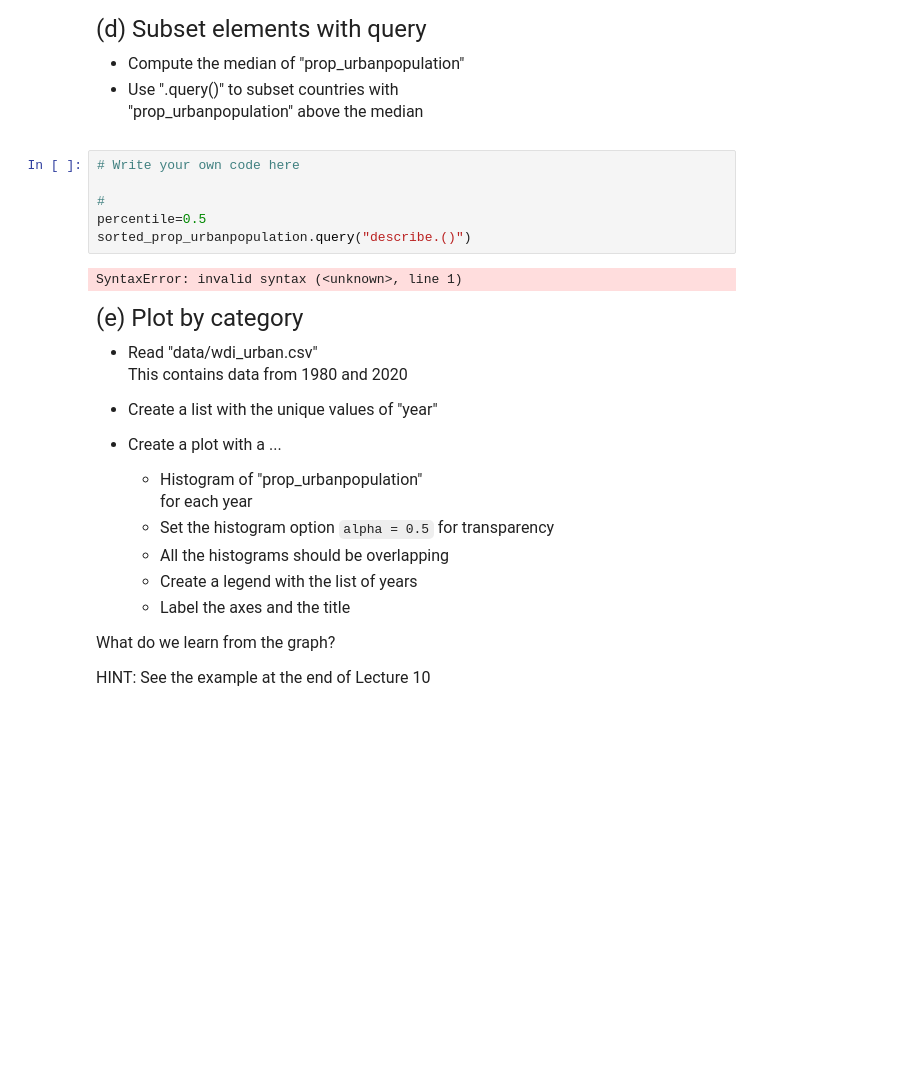
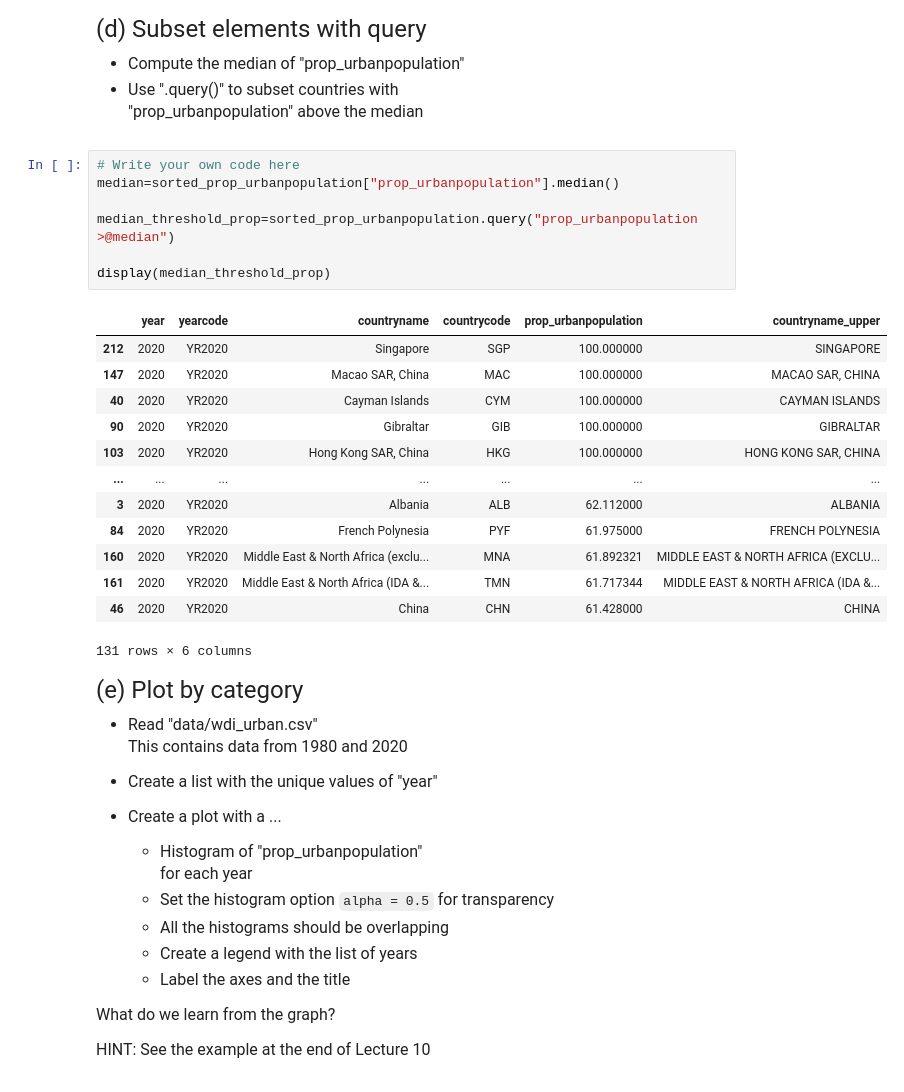
Before and after one commit to justingreenemory/qtm151spring2023, a Jupyter notebook: Assignment 6/Assignment 6/Assignment 6.ipynb, the cells around one changed output. Drawn from its saved outputs; the diff is of its cells as text; blank space fills up the shorter version.

```diff
--- a/Assignment 6/Assignment 6/Assignment 6.ipynb
+++ b/Assignment 6/Assignment 6/Assignment 6.ipynb
@@ -92,12 +92,25 @@ display(sorted_prop_urbanpopulation.iloc[0:5,:])
  "prop_urbanpopulation" above the median
 # %%
 # Write your own code here
+median=sorted_prop_urbanpopulation["prop_urbanpopulation"].median()
 
-#
-percentile=0.5
-sorted_prop_urbanpopulation.query("describe.()")
+median_threshold_prop=sorted_prop_urbanpopulation.query("prop_urbanpopulation >@median")
+
+display(median_threshold_prop)
 # %% [output]
+|  | year | yearcode | countryname | countrycode | prop_urbanpopulation | countryname_upper |
+| 212 | 2020 | YR2020 | Singapore | SGP | 100.000000 | SINGAPORE |
+| 147 | 2020 | YR2020 | Macao SAR, China | MAC | 100.000000 | MACAO SAR, CHINA |
+| 40 | 2020 | YR2020 | Cayman Islands | CYM | 100.000000 | CAYMAN ISLANDS |
+| 90 | 2020 | YR2020 | Gibraltar | GIB | 100.000000 | GIBRALTAR |
+| 103 | 2020 | YR2020 | Hong Kong SAR, China | HKG | 100.000000 | HONG KONG SAR, CHINA |
+| ... | ... | ... | ... | ... | ... | ... |
+| 3 | 2020 | YR2020 | Albania | ALB | 62.112000 | ALBANIA |
+| 84 | 2020 | YR2020 | French Polynesia | PYF | 61.975000 | FRENCH POLYNESIA |
+| 160 | 2020 | YR2020 | Middle East & North Africa (exclu... | MNA | 61.892321 | MIDDLE EAST & NORTH AFRICA (EXCLU... |
+| 161 | 2020 | YR2020 | Middle East & North Africa (IDA &... | TMN | 61.717344 | MIDDLE EAST & NORTH AFRICA (IDA &... |
+| 46 | 2020 | YR2020 | China | CHN | 61.428000 | CHINA |
-SyntaxError: invalid syntax (<unknown>, line 1)
+131 rows × 6 columns
 # %% [markdown]
 <font size = "5">
 
```
Also changed, not shown: parts of 2 cells of this notebook, 1 other file.
